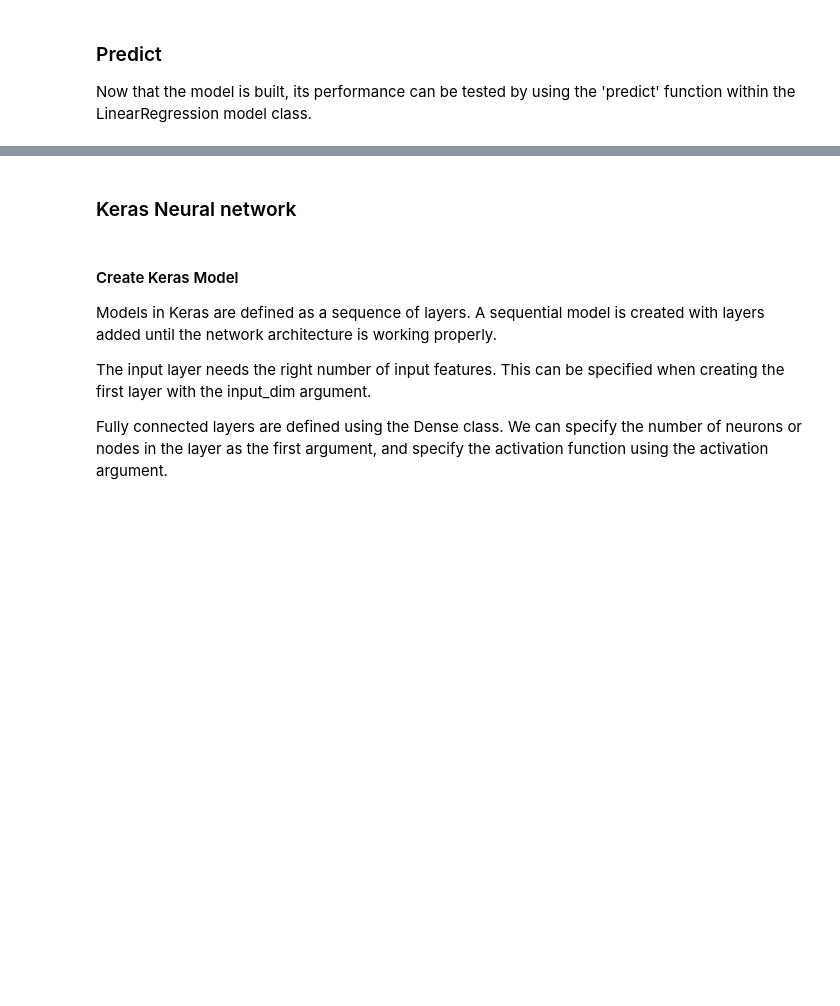
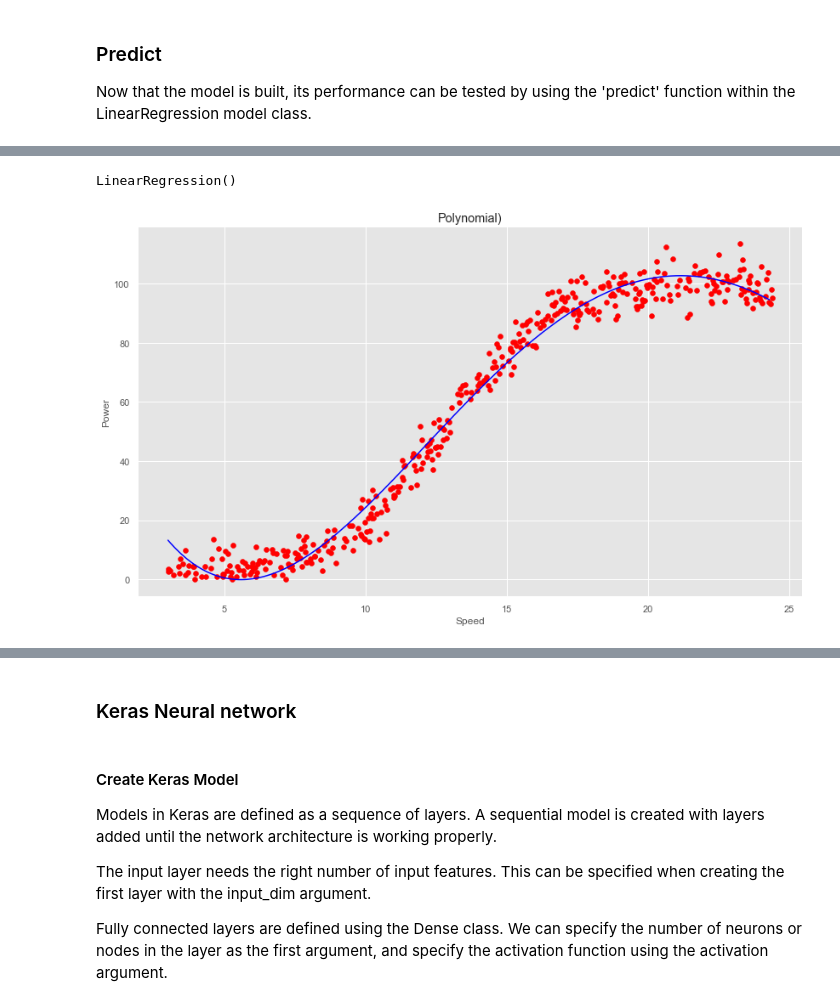
Before and after one commit to mhurley100/Machine-Learning-and-Statistics-Project, a Jupyter notebook: Machine Learning & Statistics Project 2020.ipynb, the cells around one changed output, grey strips where cells are left out. Saved outputs shown, nothing was run; the diff lists cells and outputs as text; code cells hidden in the pictures; blank space fills up the shorter version.

```diff
--- a/Machine Learning & Statistics Project 2020.ipynb
+++ b/Machine Learning & Statistics Project 2020.ipynb
@@ -192,0 +213,10 @@ Linear regression is not very flexible and not very accurate due to its rigidity
+# %%
+# Assign features and labels to the working data set
+x = pp1.iloc[:,:-1].to_numpy()
+y = pp1['power'].to_numpy()
+x = x.reshape(-1, 1)
+# %%
+from sklearn.linear_model import LinearRegression
+from sklearn.preprocessing import PolynomialFeatures
+poly_reg = PolynomialFeatures(degree=2)
+x_poly = poly_reg.fit_transform(x)
@@ -192,0 +233,24 @@ Linear regression is not very flexible and not very accurate due to its rigidity
+# %%
+lin_reg2 = LinearRegression()
+lin_reg2.fit(x_poly,y)
+# %% [output]
+LinearRegression()
+# %%
+from sklearn.preprocessing import PolynomialFeatures
+poly_reg = PolynomialFeatures(degree=4)
+x_poly = poly_reg.fit_transform(x)
+lin_reg2 = LinearRegression()
+lin_reg2.fit(x_poly,y)
+
+x_grid = np.arange(min(x),max(x),0.1)
+x_grid = x_grid.reshape(len(x_grid),1)
+plt.scatter(x,y, color='red')
+
+plt.plot(x_grid, lin_reg2.predict(poly_reg.fit_transform(x_grid)),color='blue')
+
+plt.title("Polynomial)")
+plt.xlabel('Speed')
+plt.ylabel('Power')
+plt.show()
+# %% [output]
+[figure, added]
```
Also changed, not shown: parts of 31 cells of this notebook, 1 other file.
